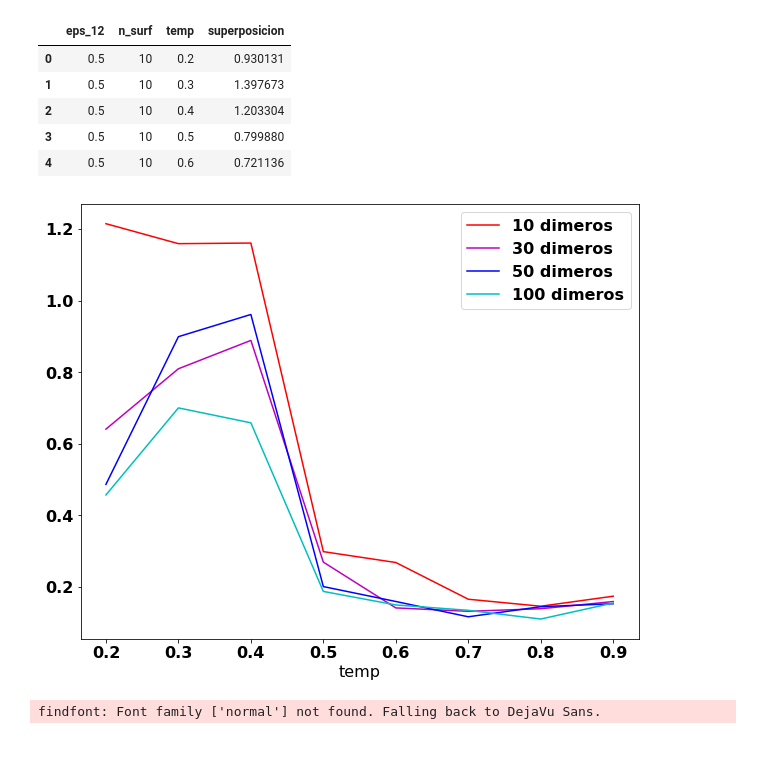
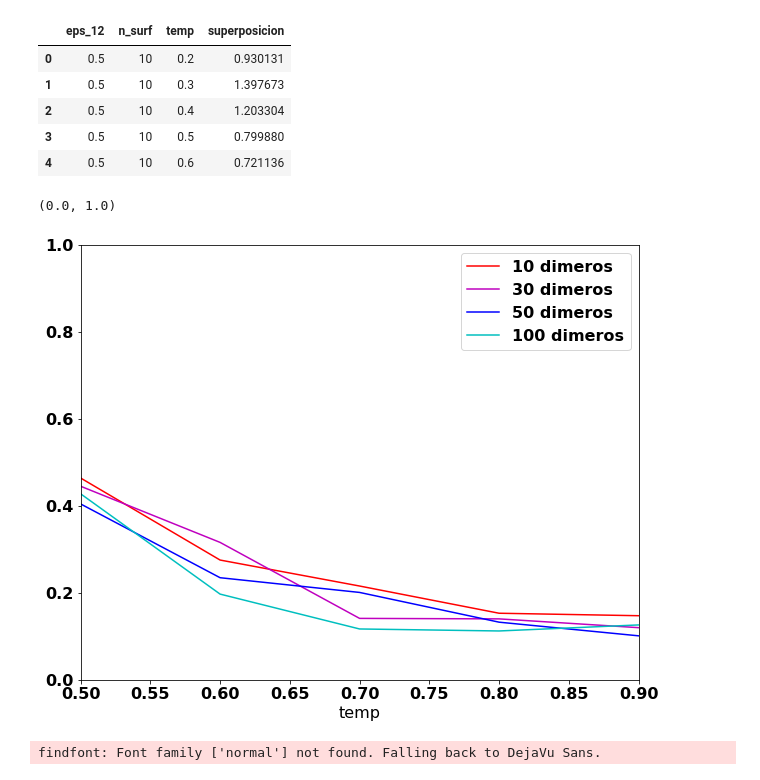
Before and after one commit to sstandre/dinamica_surfactante, a Jupyter notebook: analisis.ipynb, the cells around one changed output. Drawn from its saved outputs; the diff is of its cells as text; code cells hidden in the pictures; blank space fills up the shorter version.

```diff
--- a/analisis.ipynb
+++ b/analisis.ipynb
@@ -50,23 +50,24 @@ data.head()
 # %%
 from itertools import cycle
 fig, ax = plt.subplots()
 
 colors = cycle('rmbcyg')
 
-eps = 0.7
+eps = 0.5
 # for dens, color in zip(denss, colors):
 for n, color in zip(data['n_surf'].unique(),colors):
     data3 = data[(data['n_surf']==n) & (data['eps_12'] == eps)]
     data3.plot(
         'temp', 'superposicion', color=color,
         kind='line', label=f'{n} dimeros', ax=ax
         )
     # ax.plot(x, dens*x, color=color)
 
-# ax.set_xlim(0.5,0.9)
-# ax.set_ylim(-0.002,0.05)
+ax.set_xlim(0.5,0.9)
+ax.set_ylim(0,1)
 # %% [output]
+(0.0, 1.0)
-[figure, old version]
+[figure, new version]
 # %%
 
 
```
Also changed, not shown: 15 other files.
